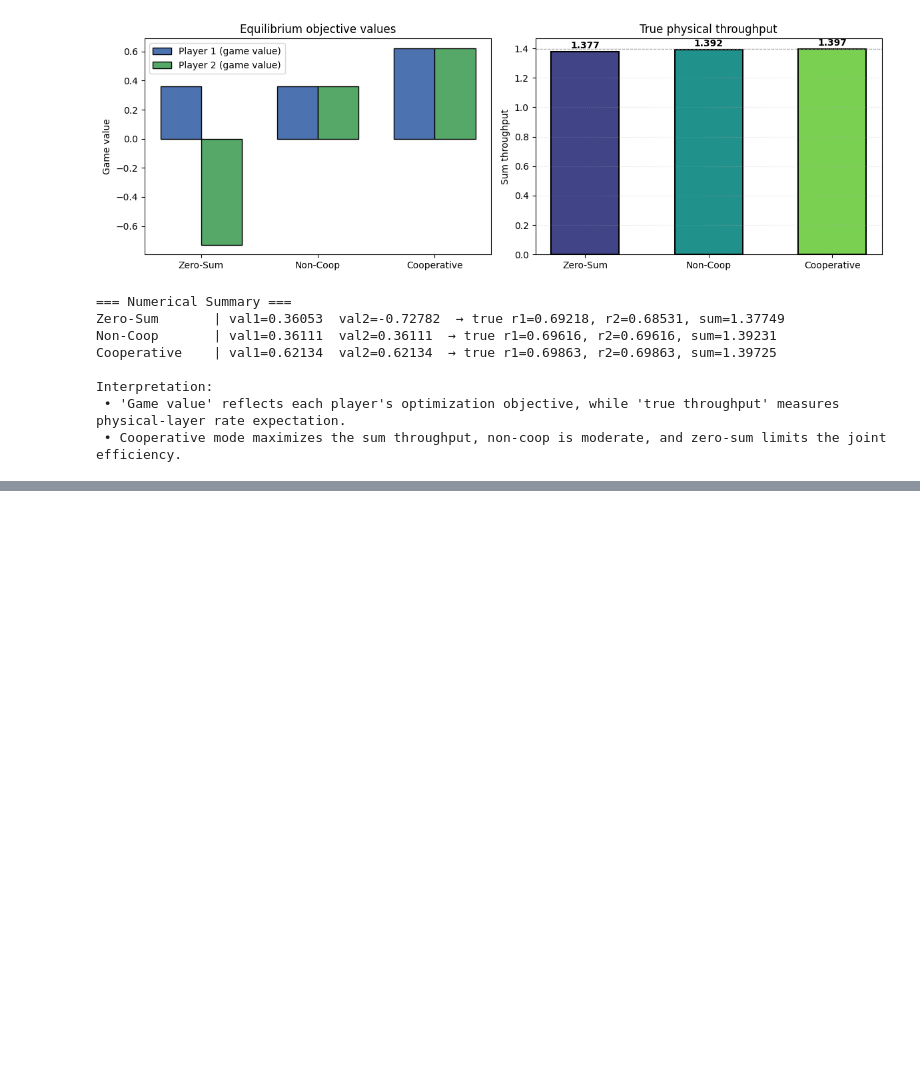
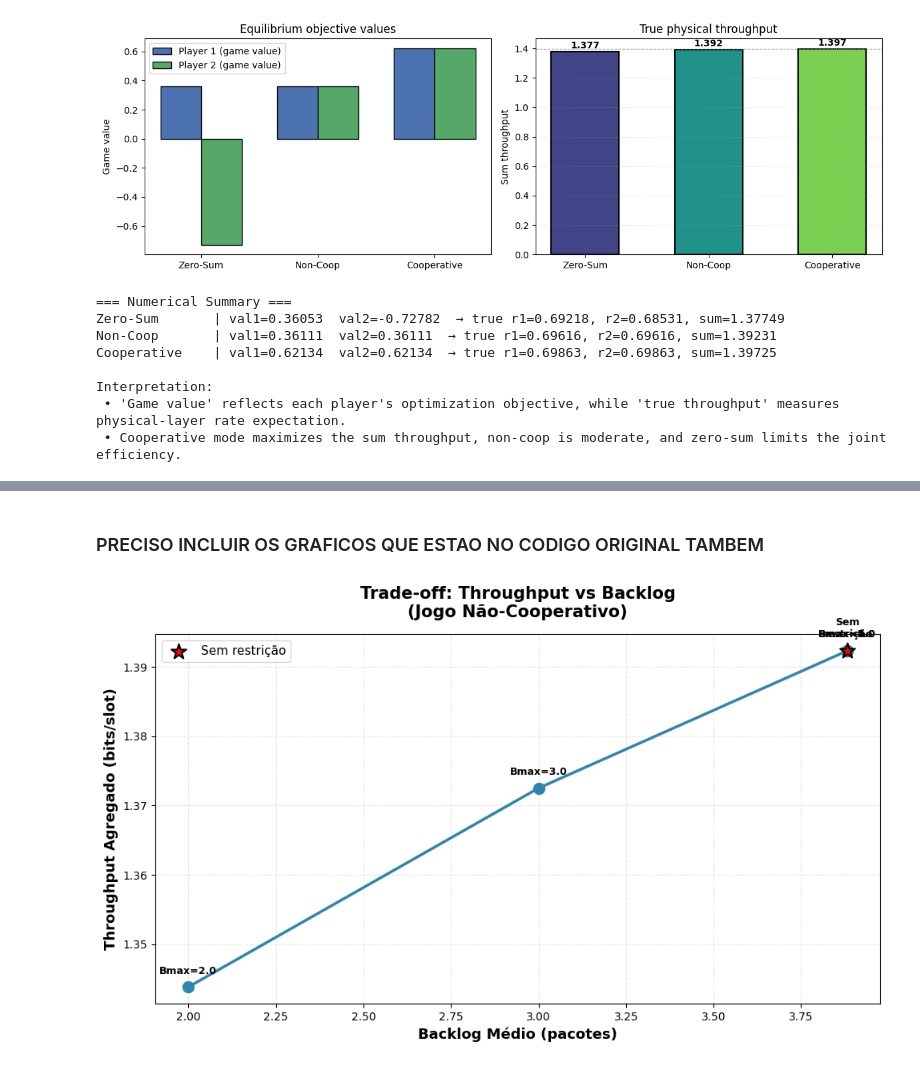
Before and after one commit to novae1/rl_gym, a Jupyter notebook: stochastic_games/team_game_vs_non_cooperative_simple_stochastic_game.ipynb, the cells around one changed output, grey strips where cells are left out. Cells and saved outputs as stored; diff of their text form; code cells hidden in the pictures; blank space fills up the shorter version.

```diff
--- a/stochastic_games/team_game_vs_non_cooperative_simple_stochastic_game.ipynb
+++ b/stochastic_games/team_game_vs_non_cooperative_simple_stochastic_game.ipynb
@@ -728,0 +990,33 @@ Interpretation:
+# %% [markdown]
+### PRECISO INCLUIR OS GRAFICOS QUE ESTAO NO CODIGO ORIGINAL TAMBEM
+# %%
+# Gráfico de trade-off: throughput vs backlog
+bmax_list = [b for b in bmax_values if b is not None]
+throughputs = [results[b]['throughput'] for b in bmax_list]
+backlogs_avg = [(results[b]['backlog1'] + results[b]['backlog2'])/2 for b in bmax_list]
+
+# Adicionar ponto sem restrição
+throughputs.append(results[None]['throughput'])
+backlogs_avg.append((results[None]['backlog1'] + results[None]['backlog2'])/2)
+
+fig, ax = plt.subplots(figsize=(10, 6))
+ax.plot(backlogs_avg, throughputs, 'o-', linewidth=2.5, markersize=10, color='#2E86AB')
+ax.scatter(backlogs_avg[-1], throughputs[-1], s=200, color='red',
+           marker='*', label='Sem restrição', zorder=5, edgecolors='black', linewidths=1.5)
+
+for i, bmax in enumerate(bmax_list + [None]):
+    label = f"Bmax={bmax}" if bmax is not None else "Sem\nrestrição"
+    ax.annotate(label, (backlogs_avg[i], throughputs[i]),
+                textcoords="offset points", xytext=(0,12), ha='center',
+                fontsize=9, fontweight='bold')
+
+ax.set_xlabel('Backlog Médio (pacotes)', fontsize=13, fontweight='bold')
+ax.set_ylabel('Throughput Agregado (bits/slot)', fontsize=13, fontweight='bold')
+ax.set_title('Trade-off: Throughput vs Backlog\n(Jogo Não-Cooperativo)',
+             fontsize=15, fontweight='bold', pad=15)
+ax.grid(True, alpha=0.3, linestyle='--')
+ax.legend(fontsize=11, loc='best')
+plt.tight_layout()
+plt.show()
+# %% [output]
+[figure, added]
```
Also changed, not shown: parts of 9 cells of this notebook.
